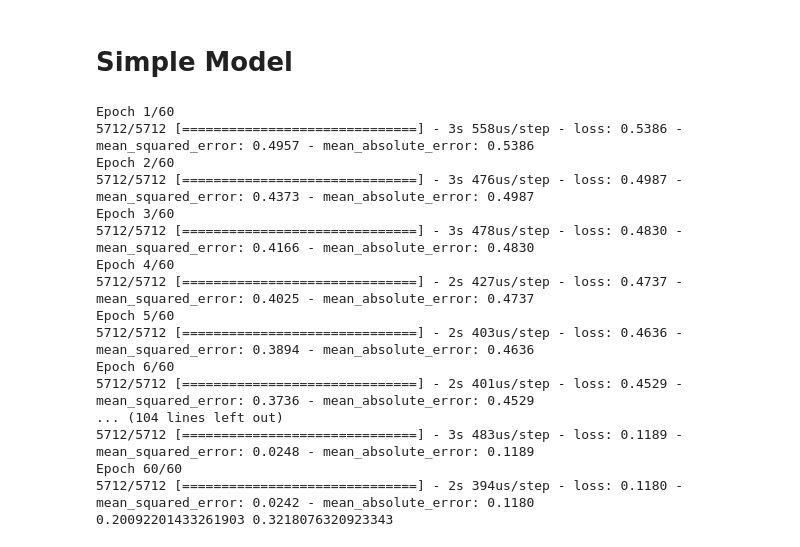
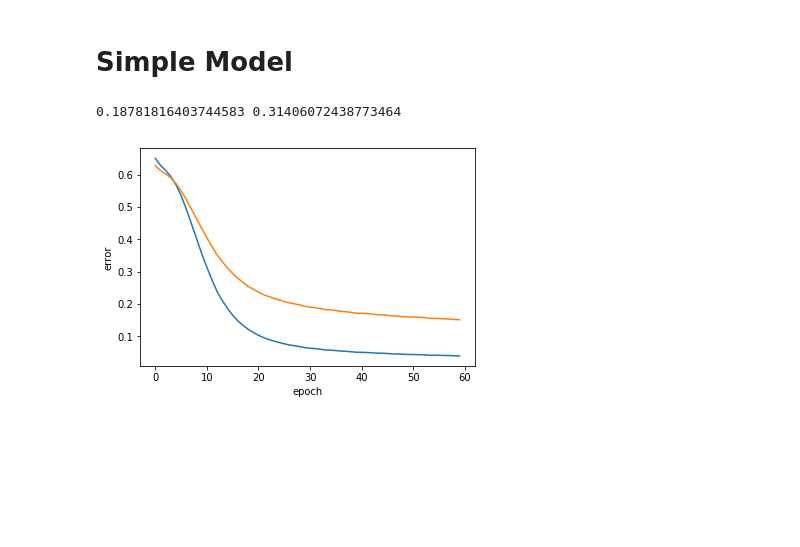
Before and after one commit to paula-gradu/El-Nino, a Jupyter notebook: Time Series Prediction Multiple T.ipynb, the cells around one changed output. Cells and saved outputs as stored; diff of their text form; code cells hidden in the pictures; blank space fills up the shorter version.

```diff
--- a/Time Series Prediction Multiple T.ipynb
+++ b/Time Series Prediction Multiple T.ipynb
@@ -116,7 +116,7 @@ model = tf.keras.models.Sequential([
                   tf.keras.layers.Dropout(d),
                   tf.keras.layers.Dense(N3,  kernel_initializer='normal', activation = tf.nn.relu),
                   tf.keras.layers.Dropout(d),
-                  tf.keras.layers.Dense(12,  kernel_initializer='normal', activation = 'linear')
+                  tf.keras.layers.Dense(T,  kernel_initializer='normal', activation = 'linear')
         ])
 
 model.reset_states()
@@ -125,28 +125,19 @@ model.compile(optimizer='adam',
                     loss='mae',
                     metrics=['mse', 'mae'])
 
-model.fit(train, train_labels, epochs = epochs, verbose = 1)
+history = model.fit(train, train_labels, epochs = epochs, verbose = 0)
 (loss, mse, mae) = model.evaluate(val, val_labels, verbose = 0)
 
 print(mse, mae)
 # %% [output]
-Epoch 1/60
-5712/5712 [==============================] - 3s 558us/step - loss: 0.5386 - mean_squared_error: 0.4957 - mean_absolute_error: 0.5386
-Epoch 2/60
-5712/5712 [==============================] - 3s 476us/step - loss: 0.4987 - mean_squared_error: 0.4373 - mean_absolute_error: 0.4987
-Epoch 3/60
-5712/5712 [==============================] - 3s 478us/step - loss: 0.4830 - mean_squared_error: 0.4166 - mean_absolute_error: 0.4830
-Epoch 4/60
-5712/5712 [==============================] - 2s 427us/step - loss: 0.4737 - mean_squared_error: 0.4025 - mean_absolute_error: 0.4737
-Epoch 5/60
-5712/5712 [==============================] - 2s 403us/step - loss: 0.4636 - mean_squared_error: 0.3894 - mean_absolute_error: 0.4636
-Epoch 6/60
-5712/5712 [==============================] - 2s 401us/step - loss: 0.4529 - mean_squared_error: 0.3736 - mean_absolute_error: 0.4529
-... (104 lines left out)
-5712/5712 [==============================] - 3s 483us/step - loss: 0.1189 - mean_squared_error: 0.0248 - mean_absolute_error: 0.1189
-Epoch 60/60
-5712/5712 [==============================] - 2s 394us/step - loss: 0.1180 - mean_squared_error: 0.0242 - mean_absolute_error: 0.1180
-0.20092201433261903 0.3218076320923343
+0.18781816403744583 0.31406072438773464
+# %%
+plt.plot(history.history['mean_squared_error']);
+plt.plot(history.history['mean_absolute_error']);
+plt.ylabel('error');
+plt.xlabel('epoch');
+# %% [output]
+[figure, added]
 # %%
 pred = model.predict(train)
 # %%
```
Also changed, not shown: parts of 14 cells of this notebook, 1 other file.
